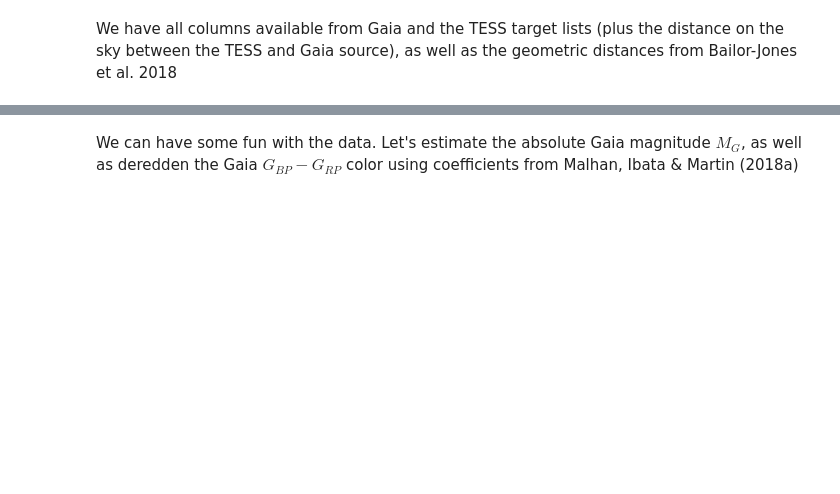
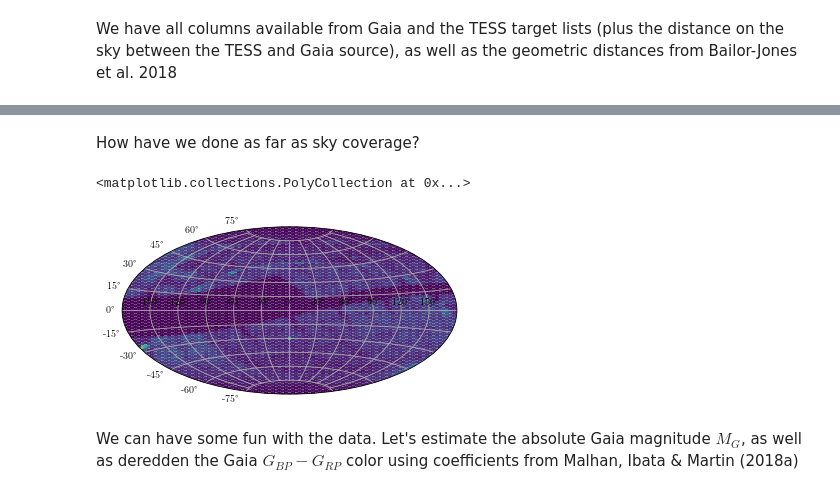
Before and after one commit to tzdwi/TESS-Gaia, a Jupyter notebook: GaiaTESS.ipynb, the cells around one changed output, grey strips where cells are left out. Saved outputs shown, nothing was run; the diff lists cells and outputs as text; code cells hidden in the pictures; blank space fills up the shorter version.

```diff
--- a/GaiaTESS.ipynb
+++ b/GaiaTESS.ipynb
@@ -57,6 +57,22 @@ tess_sector9_oid
 ticid
 tmag
 visibility_periods_used
+# %% [markdown]
+How have we done as far as sky coverage?
+# %%
+from astropy.coordinates import SkyCoord
+import astropy.units as u
+
+#drop duplicates
+no_dup = data.drop_duplicates(subset='ticid')
+
+eq = SkyCoord(no_dup['ra'], no_dup['dec'], unit=u.deg)
+plt.subplot(111, projection='aitoff')
+plt.grid(True)
+plt.hexbin(eq.ra.wrap_at('180d').radian, eq.dec.radian)
+# %% [output]
+<matplotlib.collections.PolyCollection at 0x...>
+[figure, added]
 # %% [markdown]
 We can have some fun with the data. Let's estimate the absolute Gaia magnitude $M_G$, as well as deredden the Gaia $G_{BP}-G_{RP}$ color using coefficients from Malhan, Ibata & Martin (2018a)
 # %%
```
Also changed, not shown: parts of 4 cells of this notebook, 41 other files.
